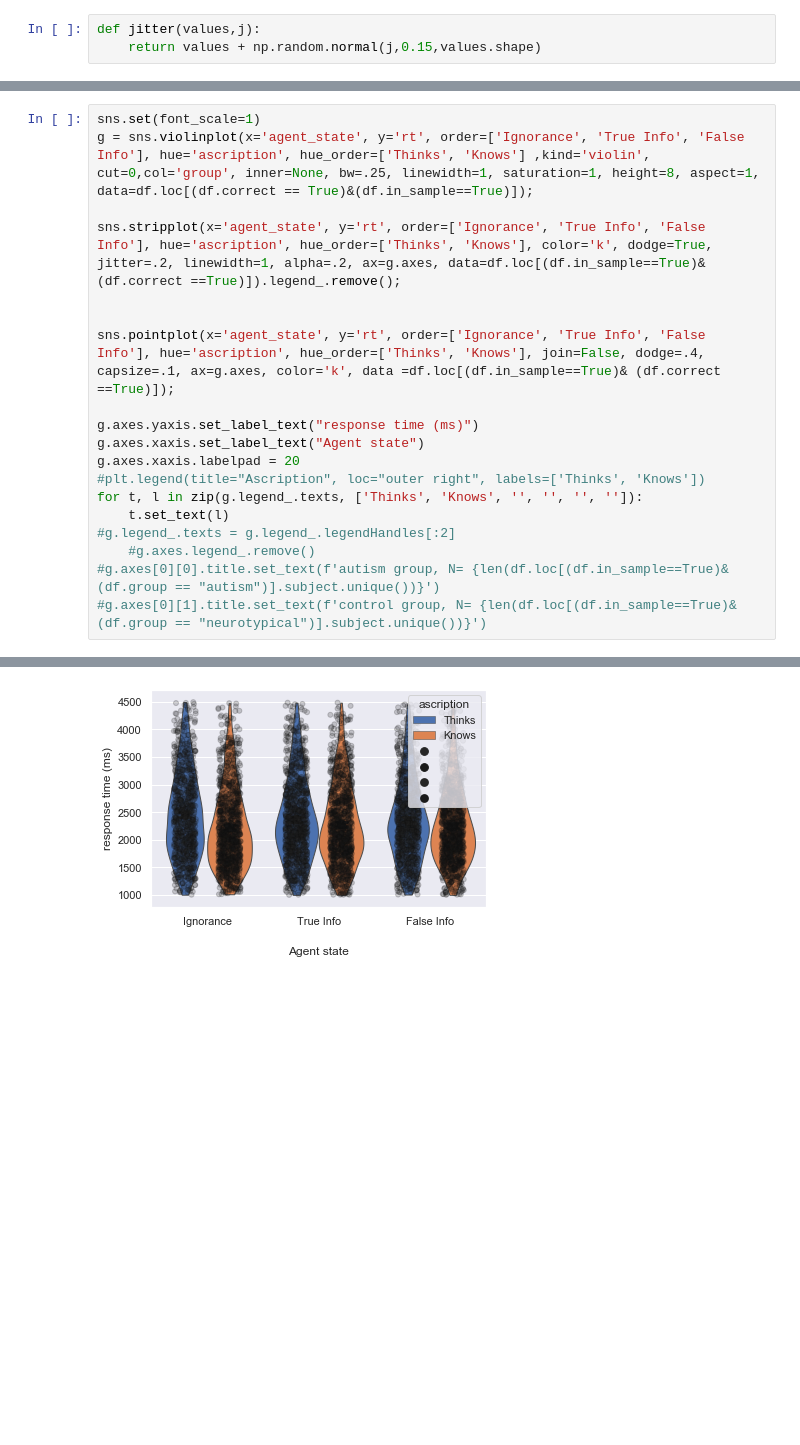
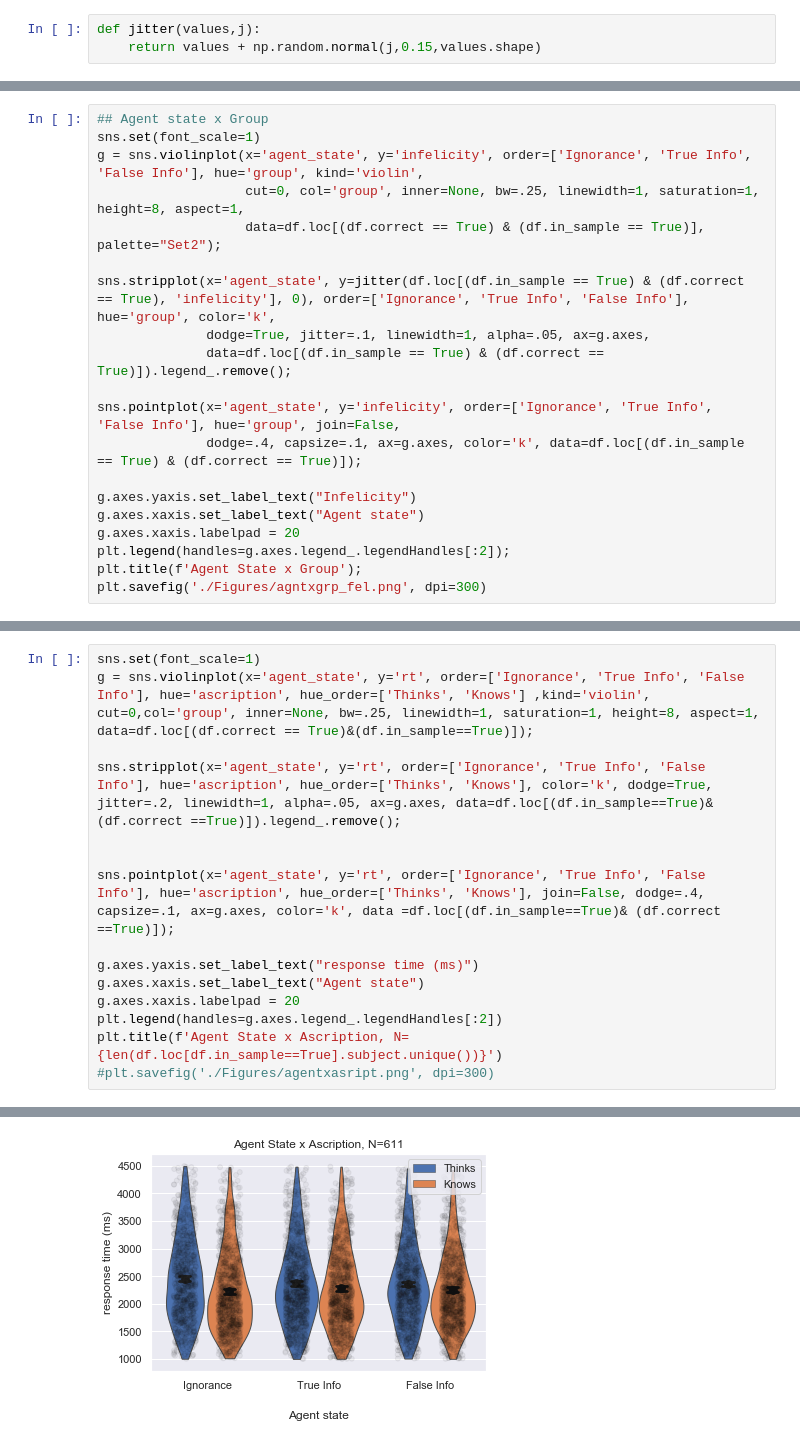
Before and after one commit to BryanGonzalez262/KnowledgeBeliefASD, a Jupyter notebook: analysis/plotting.ipynb, the cells around one changed output, grey strips where cells are left out. Drawn from its saved outputs; the diff is of its cells as text; blank space fills up the shorter version.

Commit message:
Analysis in R and more figures

```diff
--- a/analysis/plotting.ipynb
+++ b/analysis/plotting.ipynb
@@ -191,0 +204,20 @@ gg.axes[0][1].title.set_text(f'control group, N= {len(df.loc[(df.group=="neuroty
+# %%
+## Agent state x Group
+sns.set(font_scale=1)
+g = sns.violinplot(x='agent_state', y='infelicity', order=['Ignorance', 'True Info', 'False Info'], hue='group', kind='violin',
+                   cut=0, col='group', inner=None, bw=.25, linewidth=1, saturation=1, height=8, aspect=1,
+                   data=df.loc[(df.correct == True) & (df.in_sample == True)], palette="Set2");
+
+sns.stripplot(x='agent_state', y=jitter(df.loc[(df.in_sample == True) & (df.correct == True), 'infelicity'], 0), order=['Ignorance', 'True Info', 'False Info'], hue='group', color='k',
+              dodge=True, jitter=.1, linewidth=1, alpha=.05, ax=g.axes,
+              data=df.loc[(df.in_sample == True) & (df.correct == True)]).legend_.remove();
+
+sns.pointplot(x='agent_state', y='infelicity', order=['Ignorance', 'True Info', 'False Info'], hue='group', join=False,
+              dodge=.4, capsize=.1, ax=g.axes, color='k', data=df.loc[(df.in_sample == True) & (df.correct == True)]);
+
+g.axes.yaxis.set_label_text("Infelicity")
+g.axes.xaxis.set_label_text("Agent state")
+g.axes.xaxis.labelpad = 20
+plt.legend(handles=g.axes.legend_.legendHandles[:2]);
+plt.title(f'Agent State x Group');
+plt.savefig('./Figures/agntxgrp_fel.png', dpi=300)
@@ -219,7 +339,7 @@ g.axes[0][1].title.set_text(f'control group, N= {len(df.loc[(df.in_sample==True)
 sns.set(font_scale=1)
 g = sns.violinplot(x='agent_state', y='rt', order=['Ignorance', 'True Info', 'False Info'], hue='ascription', hue_order=['Thinks', 'Knows'] ,kind='violin', cut=0,col='group', inner=None, bw=.25, linewidth=1, saturation=1, height=8, aspect=1, data=df.loc[(df.correct == True)&(df.in_sample==True)]);
 
-sns.stripplot(x='agent_state', y='rt', order=['Ignorance', 'True Info', 'False Info'], hue='ascription', hue_order=['Thinks', 'Knows'], color='k', dodge=True,  jitter=.2, linewidth=1, alpha=.2, ax=g.axes, data=df.loc[(df.in_sample==True)& (df.correct ==True)]).legend_.remove();
+sns.stripplot(x='agent_state', y='rt', order=['Ignorance', 'True Info', 'False Info'], hue='ascription', hue_order=['Thinks', 'Knows'], color='k', dodge=True,  jitter=.2, linewidth=1, alpha=.05, ax=g.axes, data=df.loc[(df.in_sample==True)& (df.correct ==True)]).legend_.remove();
 
 
 sns.pointplot(x='agent_state', y='rt', order=['Ignorance', 'True Info', 'False Info'], hue='ascription', hue_order=['Thinks', 'Knows'], join=False, dodge=.4, capsize=.1, ax=g.axes, color='k', data =df.loc[(df.in_sample==True)& (df.correct ==True)]);
@@ -227,11 +347,7 @@ sns.pointplot(x='agent_state', y='rt', order=['Ignorance', 'True Info', 'False I
 g.axes.yaxis.set_label_text("response time (ms)")
 g.axes.xaxis.set_label_text("Agent state")
 g.axes.xaxis.labelpad = 20
-#plt.legend(title="Ascription", loc="outer right", labels=['Thinks', 'Knows'])
-for t, l in zip(g.legend_.texts, ['Thinks', 'Knows', '', '', '', '']):
-    t.set_text(l)
-#g.legend_.texts = g.legend_.legendHandles[:2]
-    #g.axes.legend_.remove()
-#g.axes[0][0].title.set_text(f'autism group, N= {len(df.loc[(df.in_sample==True)& (df.group == "autism")].subject.unique())}')
-#g.axes[0][1].title.set_text(f'control group, N= {len(df.loc[(df.in_sample==True)& (df.group == "neurotypical")].subject.unique())}')
+plt.legend(handles=g.axes.legend_.legendHandles[:2])
+plt.title(f'Agent State x Ascription, N={len(df.loc[df.in_sample==True].subject.unique())}')
+#plt.savefig('./Figures/agentxasript.png', dpi=300)
 # %% [output]
@@ -238 +355 @@ for t, l in zip(g.legend_.texts, ['Thinks', 'Knows', '', '', '', '']):
-[figure, old version]
+[figure, new version]
```
Also changed, not shown: parts of 52 cells of this notebook, 52 other files.
